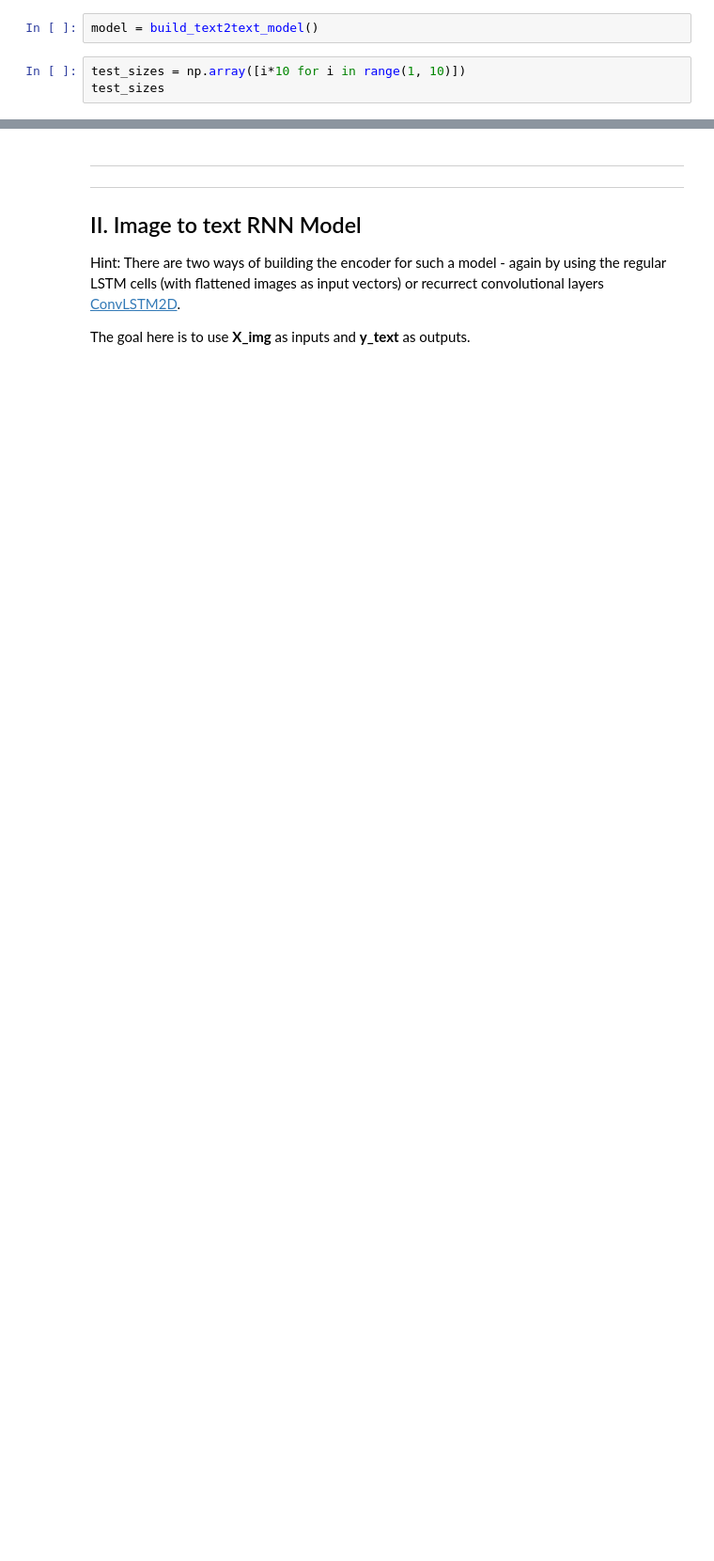
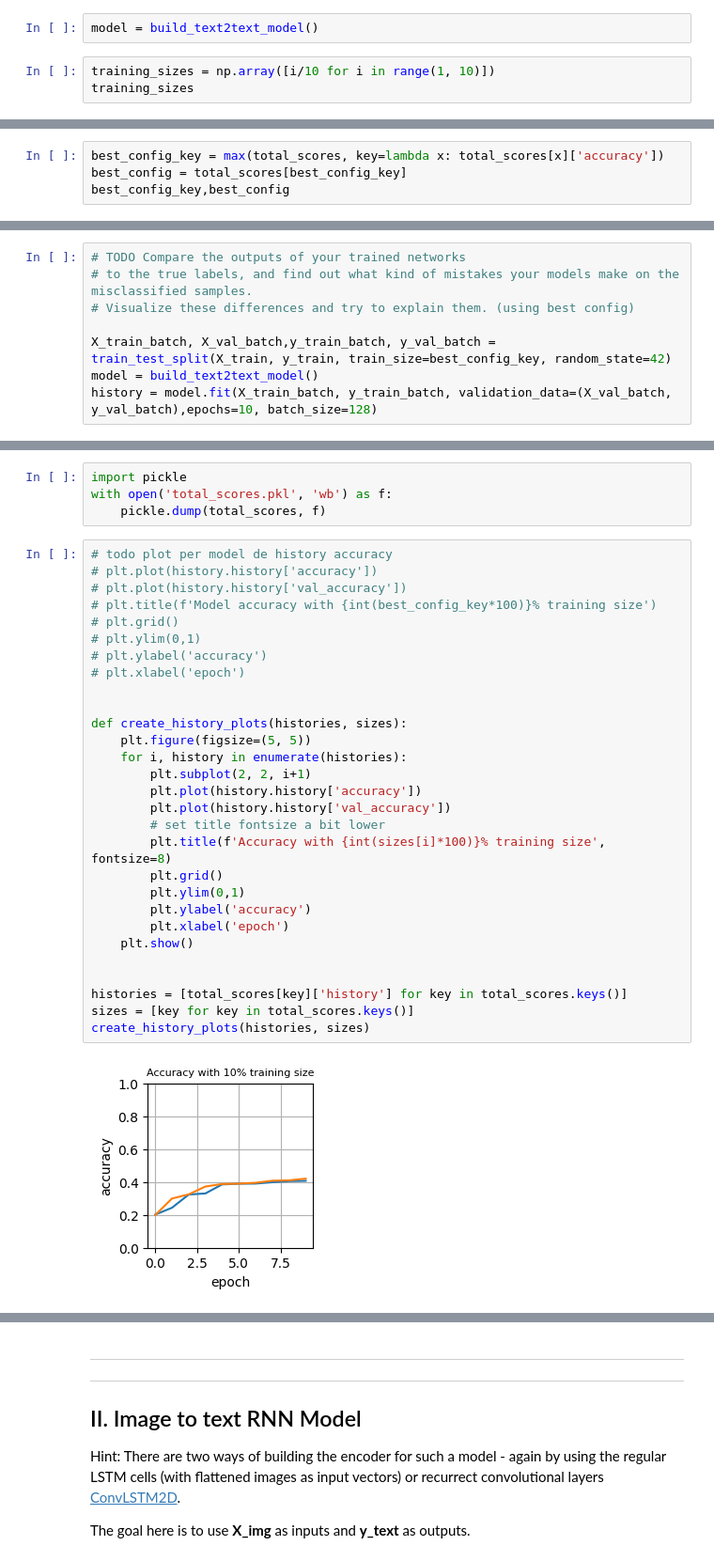
Before and after one commit to Demmenie/itdl, a Jupyter notebook: itdl-a2/A2_RNNs.ipynb, the cells around one changed output, grey strips where cells are left out. Shown at 94% size. Drawn from its saved outputs; the diff is of its cells as text; blank space fills up the shorter version.

```diff
--- a/itdl-a2/A2_RNNs.ipynb
+++ b/itdl-a2/A2_RNNs.ipynb
@@ -364,6 +389,6 @@ def build_text2text_model():
 # %%
 model = build_text2text_model()
 # %%
-test_sizes = np.array([i*10 for i in range(1, 10)])
-test_sizes
+training_sizes = np.array([i/10 for i in range(1, 10)])
+training_sizes
 # %% [output]
@@ -409,0 +443,4 @@ Test loss: 1.02942955493927, Test accuracy: 0.6111111640930176
+# %%
+best_config_key = max(total_scores, key=lambda x: total_scores[x]['accuracy'])
+best_config = total_scores[best_config_key]
+best_config_key,best_config
@@ -409,0 +454,8 @@ Test loss: 1.02942955493927, Test accuracy: 0.6111111640930176
+# %%
+# TODO Compare the outputs of your trained networks
+# to the true labels, and find out what kind of mistakes your models make on the misclassified samples.
+# Visualize these differences and try to explain them. (using best config)
+
+X_train_batch, X_val_batch,y_train_batch, y_val_batch = train_test_split(X_train, y_train, train_size=best_config_key, random_state=42)
+model = build_text2text_model()
+history = model.fit(X_train_batch, y_train_batch, validation_data=(X_val_batch, y_val_batch),epochs=10, batch_size=128)
@@ -409,0 +483,35 @@ Test loss: 1.02942955493927, Test accuracy: 0.6111111640930176
+# %%
+import pickle
+with open('total_scores.pkl', 'wb') as f:
+    pickle.dump(total_scores, f)
+# %%
+# todo plot per model de history accuracy
+# plt.plot(history.history['accuracy'])
+# plt.plot(history.history['val_accuracy'])
+# plt.title(f'Model accuracy with {int(best_config_key*100)}% training size')
+# plt.grid()
+# plt.ylim(0,1)
+# plt.ylabel('accuracy')
+# plt.xlabel('epoch')
+
+
+def create_history_plots(histories, sizes):
+    plt.figure(figsize=(5, 5))
+    for i, history in enumerate(histories):
+        plt.subplot(2, 2, i+1)
+        plt.plot(history.history['accuracy'])
+        plt.plot(history.history['val_accuracy'])
+        # set title fontsize a bit lower
+        plt.title(f'Accuracy with {int(sizes[i]*100)}% training size', fontsize=8)
+        plt.grid()
+        plt.ylim(0,1)
+        plt.ylabel('accuracy')
+        plt.xlabel('epoch')
+    plt.show()
+
+
+histories = [total_scores[key]['history'] for key in total_scores.keys()]
+sizes = [key for key in total_scores.keys()]
+create_history_plots(histories, sizes)
+# %% [output]
+[figure, added]
```
Also changed, not shown: parts of 29 cells of this notebook.
